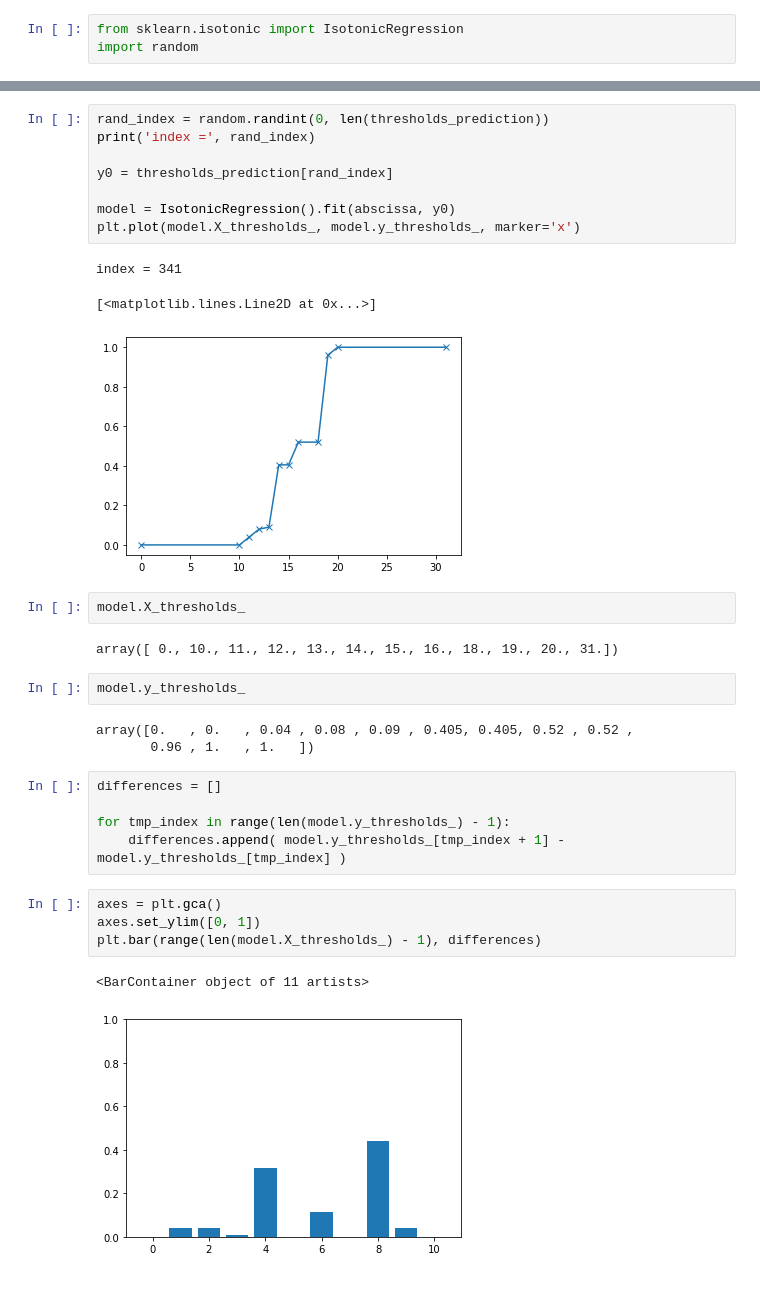
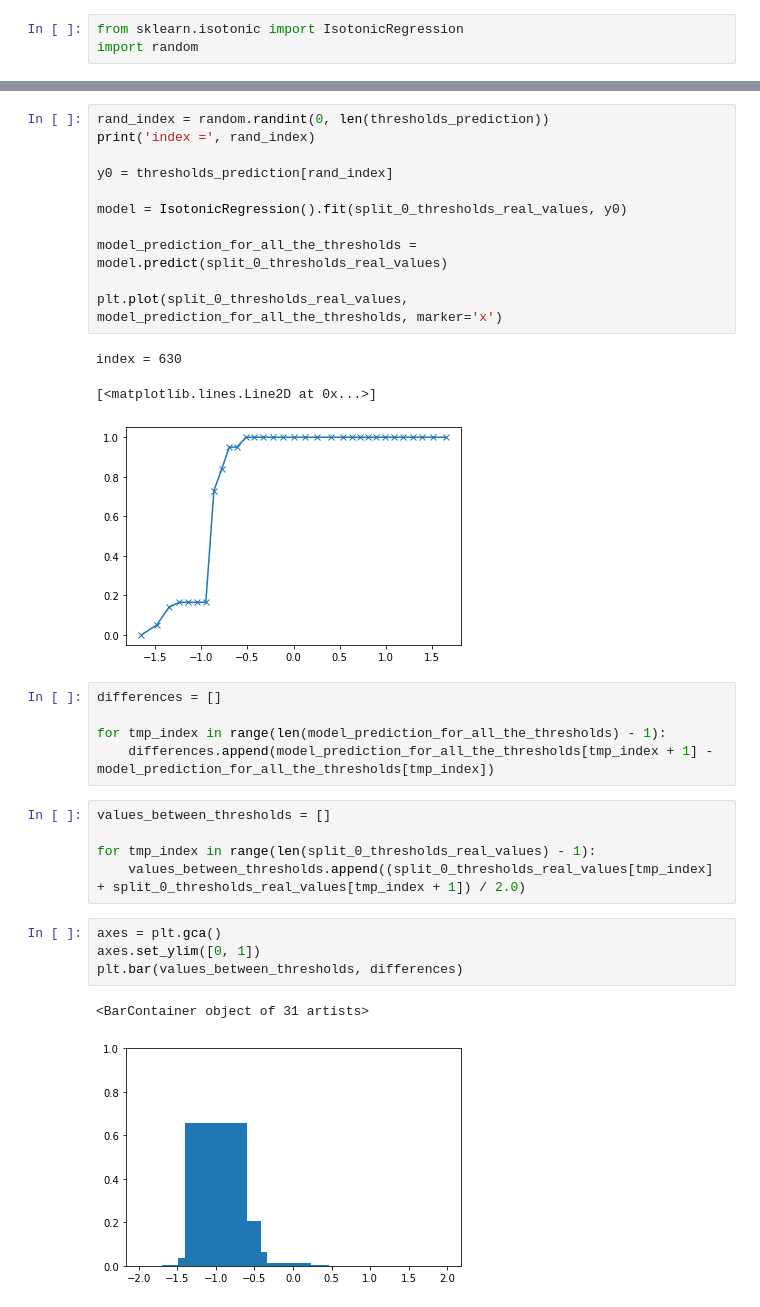
Before and after one commit to ColinTr/ClassificationForRegression, a Jupyter notebook: notebooks/Discussion.ipynb, the cells around one changed output, grey strips where cells are left out. Saved outputs shown, nothing was run; the diff lists cells and outputs as text.

```diff
--- a/notebooks/Discussion.ipynb
+++ b/notebooks/Discussion.ipynb
@@ -500,33 +596,32 @@ print('index =', rand_index)
 
 y0 = thresholds_prediction[rand_index]
 
-model = IsotonicRegression().fit(abscissa, y0)
-plt.plot(model.X_thresholds_, model.y_thresholds_, marker='x')
+model = IsotonicRegression().fit(split_0_thresholds_real_values, y0)
+
+model_prediction_for_all_the_thresholds = model.predict(split_0_thresholds_real_values)
+
+plt.plot(split_0_thresholds_real_values, model_prediction_for_all_the_thresholds, marker='x')
 # %% [output]
-index = 341
+index = 630
 [<matplotlib.lines.Line2D at 0x...>]
-[figure, old version]
+[figure, new version]
-# %%
-model.X_thresholds_
-# %% [output]
-array([ 0., 10., 11., 12., 13., 14., 15., 16., 18., 19., 20., 31.])
-# %%
-model.y_thresholds_
-# %% [output]
-array([0.   , 0.   , 0.04 , 0.08 , 0.09 , 0.405, 0.405, 0.52 , 0.52 ,
-       0.96 , 1.   , 1.   ])
 # %%
 differences = []
 
-for tmp_index in range(len(model.y_thresholds_) - 1):
-    differences.append( model.y_thresholds_[tmp_index + 1] - model.y_thresholds_[tmp_index] )
+for tmp_index in range(len(model_prediction_for_all_the_thresholds) - 1):
+    differences.append(model_prediction_for_all_the_thresholds[tmp_index + 1] - model_prediction_for_all_the_thresholds[tmp_index])
+# %%
+values_between_thresholds = []
+
+for tmp_index in range(len(split_0_thresholds_real_values) - 1):
+    values_between_thresholds.append((split_0_thresholds_real_values[tmp_index] + split_0_thresholds_real_values[tmp_index + 1]) / 2.0)
 # %%
 axes = plt.gca()
 axes.set_ylim([0, 1])
-plt.bar(range(len(model.X_thresholds_) - 1), differences)
+plt.bar(values_between_thresholds, differences)
 # %% [output]
-<BarContainer object of 11 artists>
+<BarContainer object of 31 artists>
-[figure, old version]
+[figure, new version]
 # %%
 mean = 0
 
```
Also changed, not shown: parts of 13 cells of this notebook, 1 other file.
